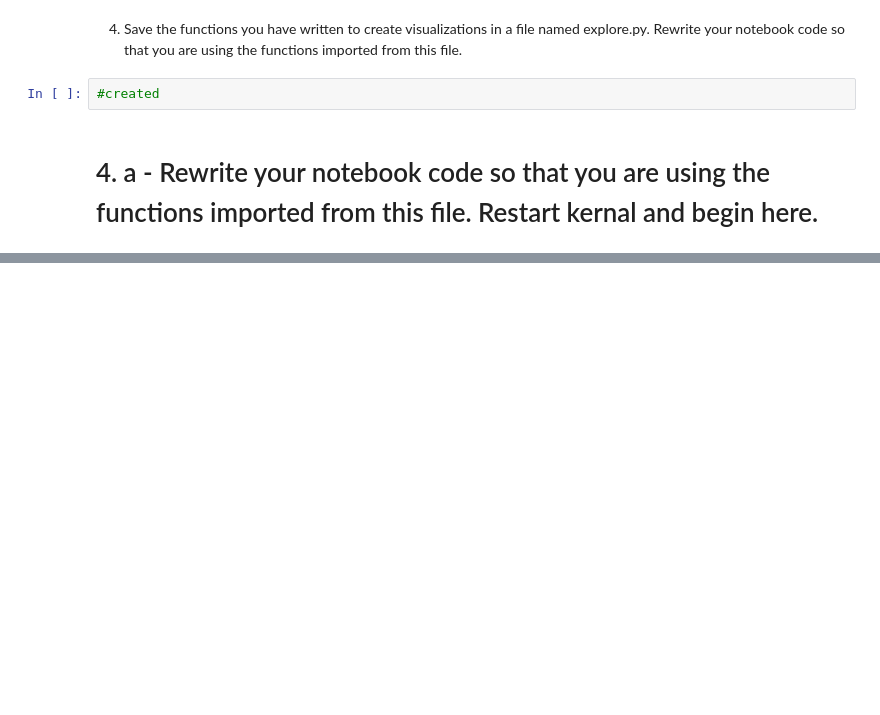
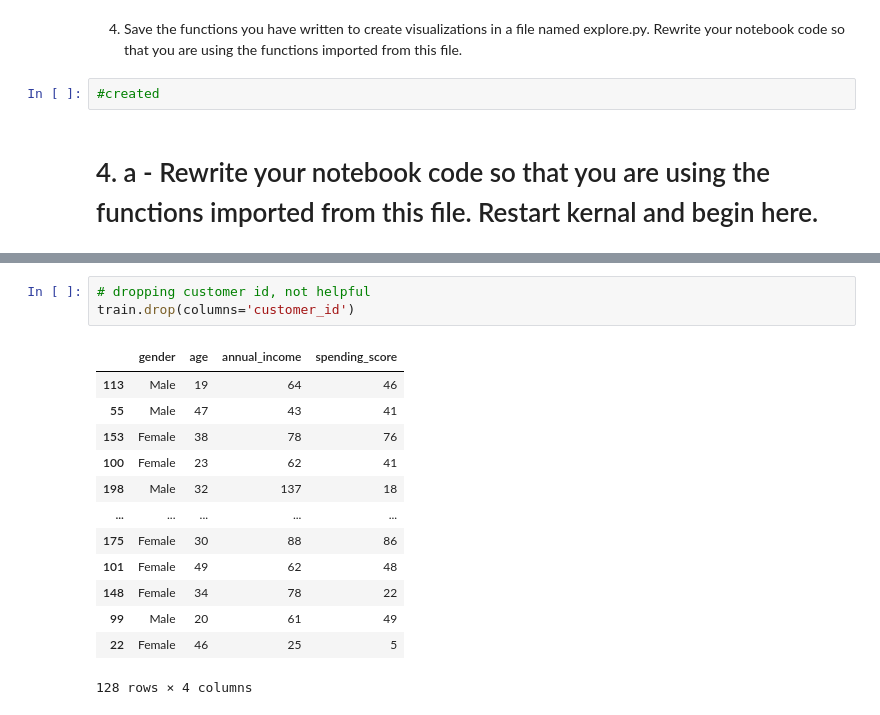
Before and after one commit to AI-Gomez/regression-exercises, a Jupyter notebook: explore_telco.ipynb, the cells around one changed output, grey strips where cells are left out. Cells and saved outputs as stored; diff of their text form; blank space fills up the shorter version.

```diff
--- a/explore_telco.ipynb
+++ b/explore_telco.ipynb
@@ -153 +188,18 @@ explore.months_to_years()
+# %%
+# dropping customer id, not helpful
+train.drop(columns='customer_id')
+# %% [output]
+|  | gender | age | annual_income | spending_score |
+| 113 | Male | 19 | 64 | 46 |
+| 55 | Male | 47 | 43 | 41 |
+| 153 | Female | 38 | 78 | 76 |
+| 100 | Female | 23 | 62 | 41 |
+| 198 | Male | 32 | 137 | 18 |
+| ... | ... | ... | ... | ... |
+| 175 | Female | 30 | 88 | 86 |
+| 101 | Female | 49 | 62 | 48 |
+| 148 | Female | 34 | 78 | 22 |
+| 99 | Male | 20 | 61 | 49 |
+| 22 | Female | 46 | 25 | 5 |
+128 rows × 4 columns
 # %%
```
Also changed, not shown: parts of 12 cells of this notebook.
